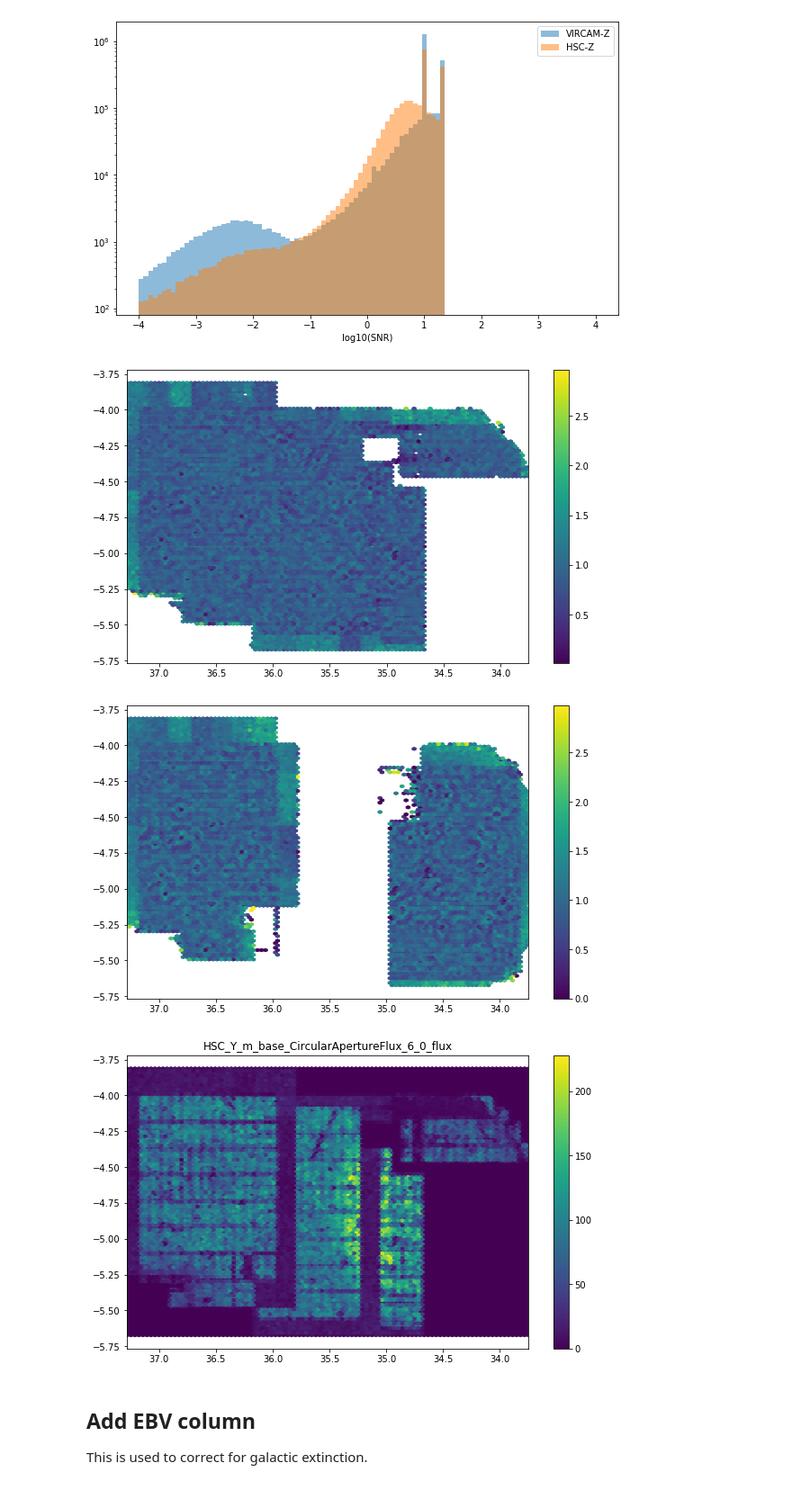
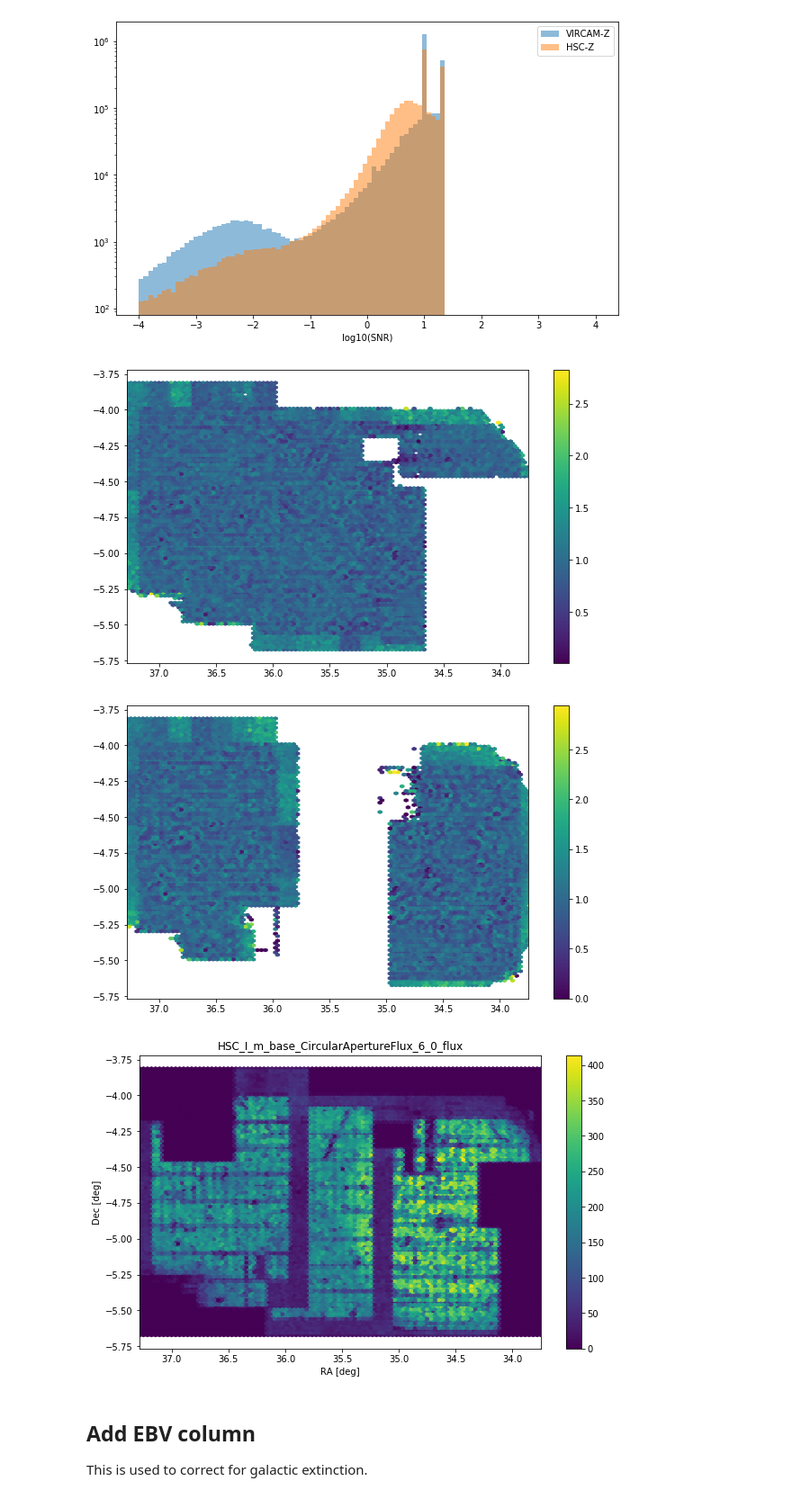
Before and after one commit to lsst-uk/lsst-ir-fusion, a Jupyter notebook: dmu6/dmu6_VIDEO/1_Make_sxds_photoz_input.ipynb, the cells around one changed output. Shown at 90% size. Cells and saved outputs as stored; diff of their text form; code cells hidden in the pictures.

Commit message:
New image and patch dictionaries for wide run

```diff
--- a/dmu6/dmu6_VIDEO/1_Make_sxds_photoz_input.ipynb
+++ b/dmu6/dmu6_VIDEO/1_Make_sxds_photoz_input.ipynb
@@ -281,12 +281,15 @@ for c in cat.colnames:
         #print(np.nanmedian(test_cat[c]))
         #Following correction once to fix issue with calibrators and twice to apply apperture corrections!
         if version.startswith('p202'):
-            if 'HSC' in physical_filter:
-                cat[c]*=10**(1*oxfordApCorr['{}_2as'.format(physical_filter)]/2.5)
-                #print(c,physical_filter,oxfordApCorr['{}_2as'.format(physical_filter)])
-            elif 'VIRCAM' in physical_filter:
-                cat[c]*=10**(1*oxfordApCorr['{}_2as'.format(physical_filter)]/2.5)
-                #print(c,physical_filter,2*oxfordApCorr['{}_2as'.format(physical_filter)])
+            if 'VIRCAM' in c:
+                apCorr=(oxfordApCorr['{}_2as'.format(physical_filter)]
+                        #These next two lines account for the fact that the calibrators were corrected by the 2 arcsec values for 3 arcsec measurements
+                        +oxfordApCorr['{}_3as'.format(physical_filter)]
+                        -oxfordApCorr['{}_2as'.format(physical_filter)])
+                cat[c]*=10**(apCorr/2.5)
+            if 'HSC' in c: #No aperture bug correction required in HSC
+                apCorr=(oxfordApCorr['{}_2as'.format(physical_filter)])
+                cat[c]*=10**(apCorr/2.5)
 # %%
 for c in cat.colnames:
     if  c.endswith('_fluxErr'):
@@ -486,7 +501,7 @@ try:
 except NameError:
     print('No VISTA ZY bands')
 # %% [output]
-[figure, old version]
+[figure, new version]
 # %%
 try:
     m=(z_rat>0) & (z_rat<3)
@@ -496,19 +511,21 @@ try:
 except NameError:
     print('No VISTA ZY bands')
 # %% [output]
-[figure, old version]
+[figure, new version]
 # %%
 try:
-    fluxCol='HSC_Y_m_base_CircularApertureFlux_6_0_flux'
+    fluxCol='HSC_I_m_base_CircularApertureFlux_6_0_flux'
     m=(cat[fluxCol]/cat[fluxCol.replace('flux','fluxErr')]>5) #& (cat[fluxCol]<30)
     plt.hexbin(cat[m]['ra'],cat[m]['dec'], gridsize=100)
     plt.colorbar()
     plt.title(fluxCol)
+    plt.xlabel('RA [deg]')
+    plt.ylabel('Dec [deg]')
     plt.xlim(np.nanmax(cat[m]['ra']),np.nanmin(cat[m]['ra']))
 except NameError:
     print('No data')
 # %% [output]
-[figure, old version]
+[figure, new version]
 # %% [markdown]
 ## Add EBV column
 
```
Also changed, not shown: parts of 13 cells of this notebook, 21 other files.
